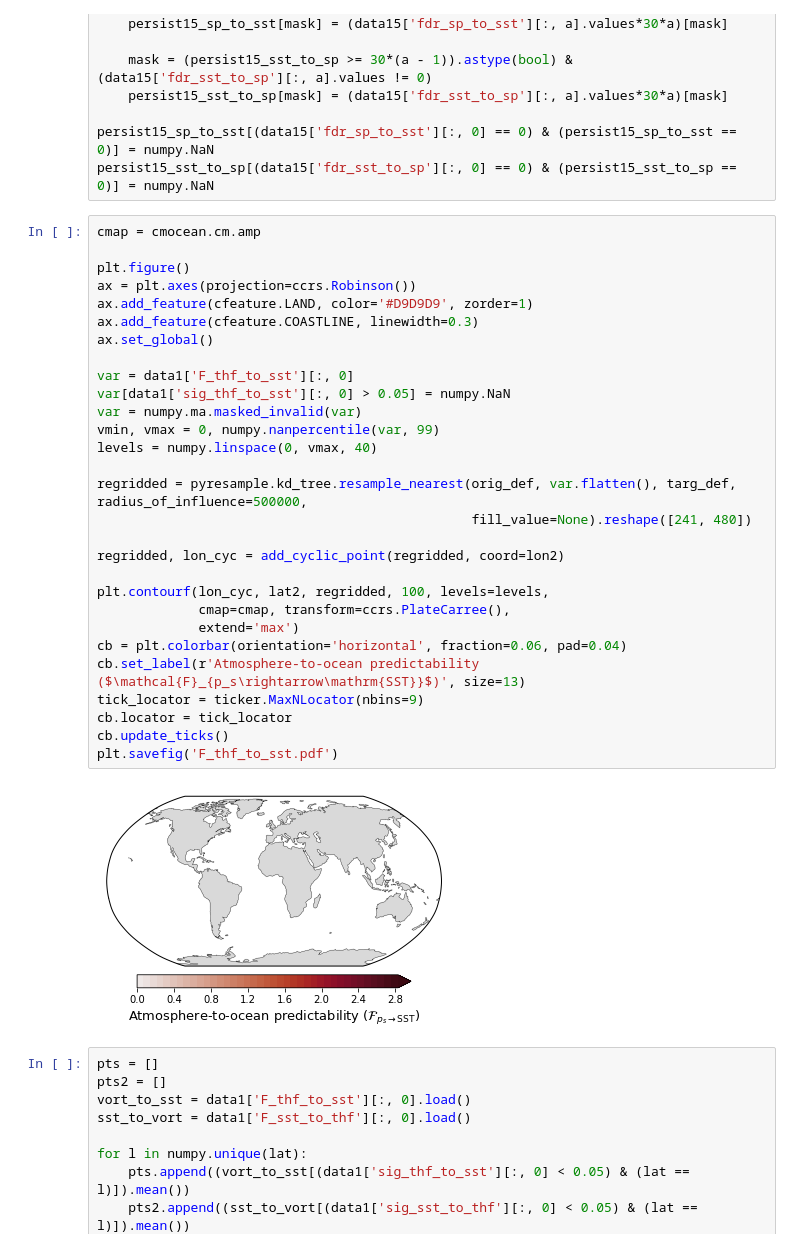
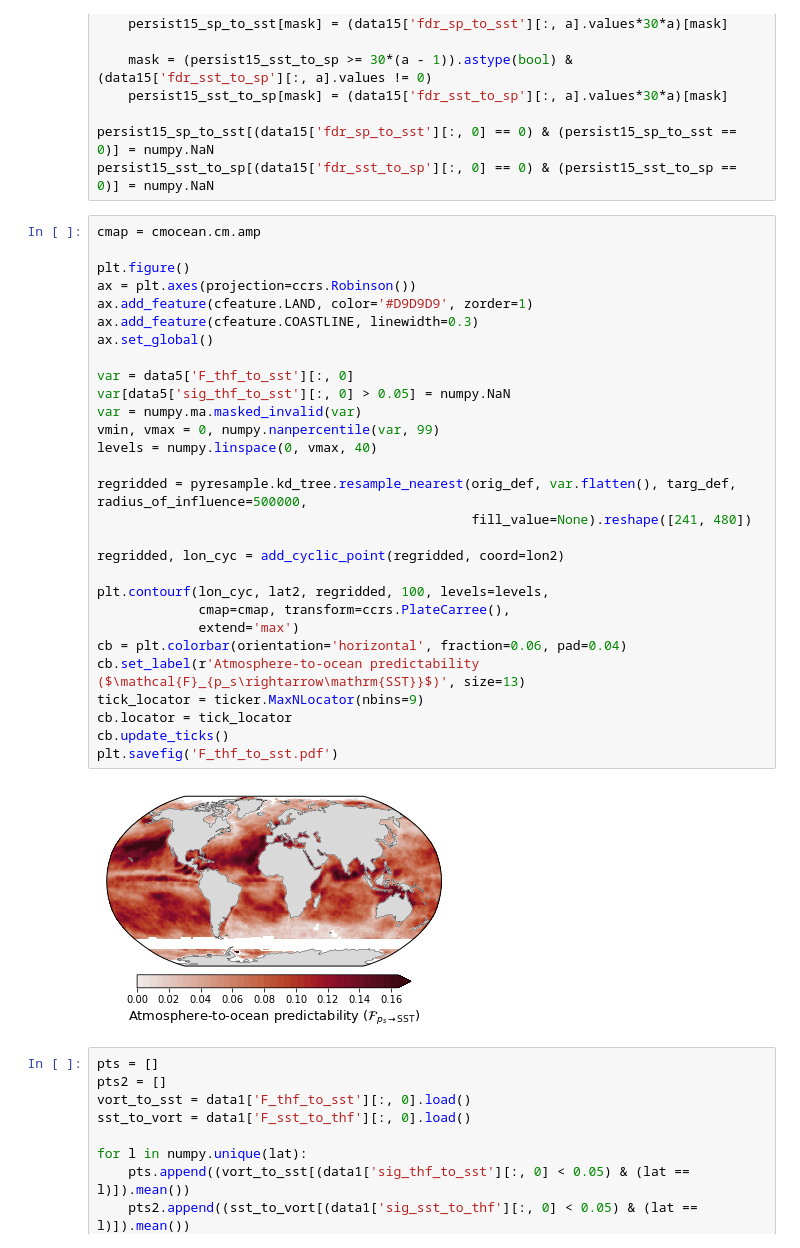
Before and after one commit to eviatarbach/predictability, a Jupyter notebook: Plots_thf.ipynb, the cells around one changed output. Saved outputs shown, nothing was run; the diff lists cells and outputs as text.

```diff
--- a/Plots_thf.ipynb
+++ b/Plots_thf.ipynb
@@ -99,34 +99,34 @@ persist15_sst_to_sp[(data15['fdr_sst_to_sp'][:, 0] == 0) & (persist15_sst_to_sp
 # %%
 cmap = cmocean.cm.amp
 
 plt.figure()
 ax = plt.axes(projection=ccrs.Robinson())
 ax.add_feature(cfeature.LAND, color='#D9D9D9', zorder=1)
 ax.add_feature(cfeature.COASTLINE, linewidth=0.3)
 ax.set_global()
 
-var = data1['F_thf_to_sst'][:, 0]
-var[data1['sig_thf_to_sst'][:, 0] > 0.05] = numpy.NaN
+var = data5['F_thf_to_sst'][:, 0]
+var[data5['sig_thf_to_sst'][:, 0] > 0.05] = numpy.NaN
 var = numpy.ma.masked_invalid(var)
 vmin, vmax = 0, numpy.nanpercentile(var, 99)
 levels = numpy.linspace(0, vmax, 40)
 
 regridded = pyresample.kd_tree.resample_nearest(orig_def, var.flatten(), targ_def, radius_of_influence=500000,
                                                 fill_value=None).reshape([241, 480])
 
 regridded, lon_cyc = add_cyclic_point(regridded, coord=lon2)
 
 plt.contourf(lon_cyc, lat2, regridded, 100, levels=levels,
              cmap=cmap, transform=ccrs.PlateCarree(),
              extend='max')
 cb = plt.colorbar(orientation='horizontal', fraction=0.06, pad=0.04)
 cb.set_label(r'Atmosphere-to-ocean predictability ($\mathcal{F}_{p_s\rightarrow\mathrm{SST}}$)', size=13)
 tick_locator = ticker.MaxNLocator(nbins=9)
 cb.locator = tick_locator
 cb.update_ticks()
 plt.savefig('F_thf_to_sst.pdf')
 # %% [output]
-[figure, old version]
+[figure, new version]
 # %%
 pts = []
 pts2 = []
```
Also changed, not shown: parts of 2 cells of this notebook, 6 other files.
